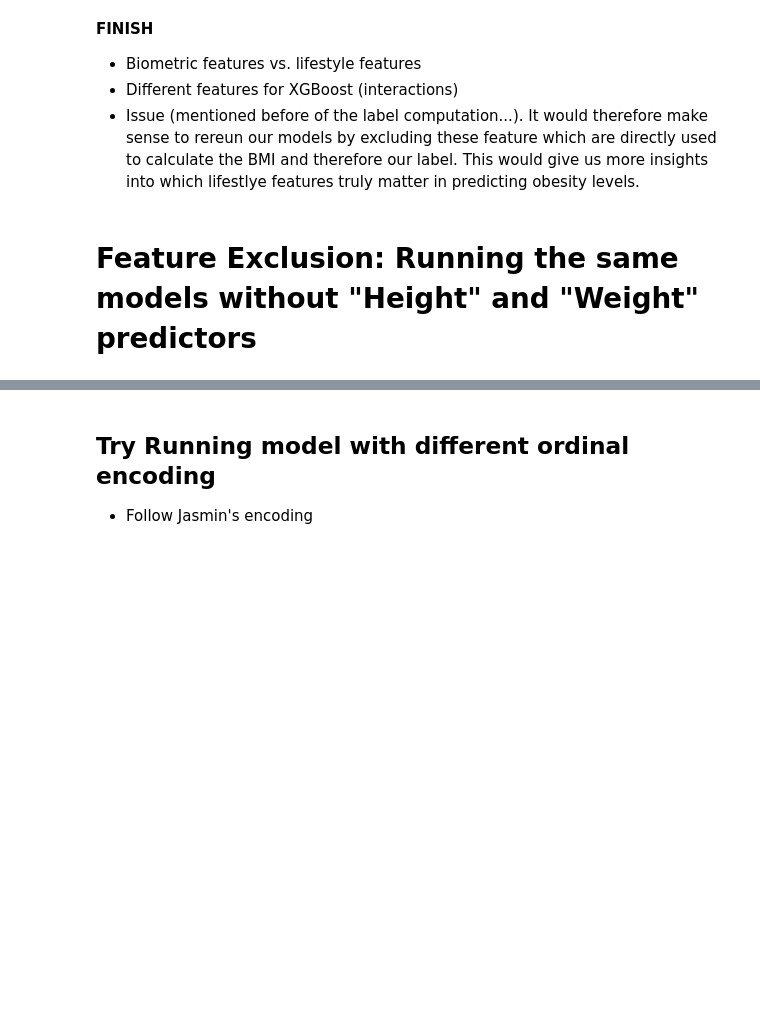
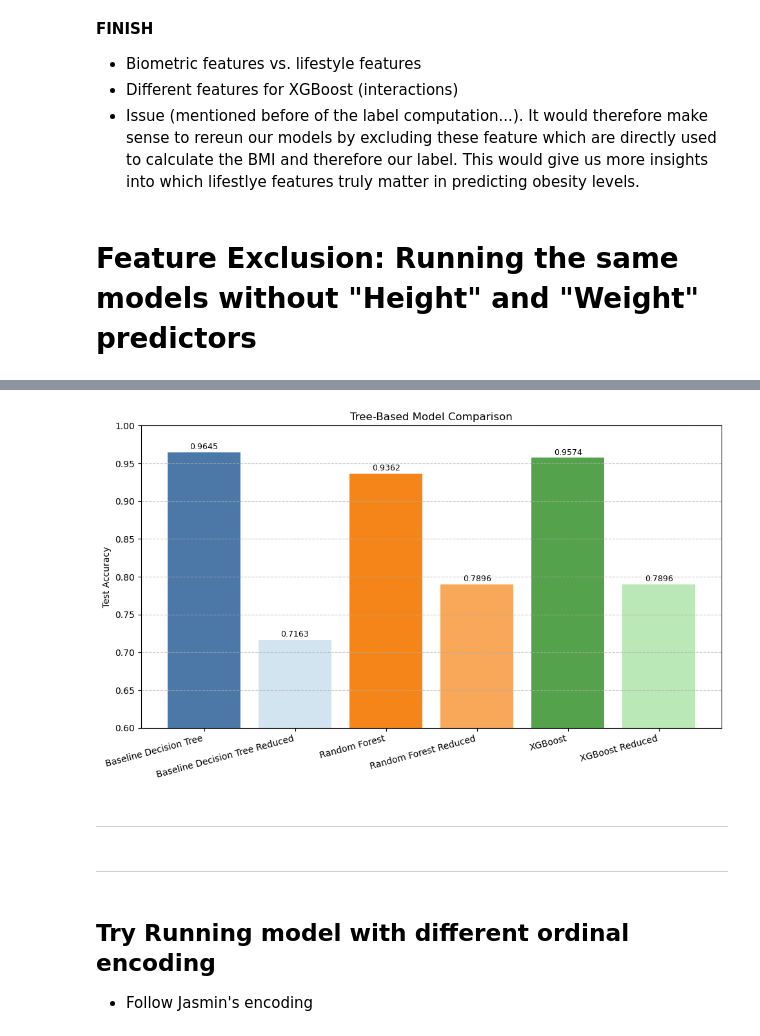
Before and after one commit to nicolasreichardt/ml-project-obesity-prediction, a Jupyter notebook: notebooks/tree-based-models.ipynb, the cells around one changed output, grey strips where cells are left out. Cells and saved outputs as stored; diff of their text form; code cells hidden in the pictures; blank space fills up the shorter version.

Commit message:
Feature exclusion tree-based models, backlog refinement

```diff
--- a/notebooks/tree-based-models.ipynb
+++ b/notebooks/tree-based-models.ipynb
@@ -292,7 +292,7 @@ As in our previous tree-based model, biometric features dominate the predictions
 Now, we can train the XGBoostClassifier. Once more, we use a pipeline and a grid of hyperparamters to run a 5-fold cross-validation and find the best-performing model.
 # %%
 # Create pipeline
-pipeline = Pipeline([
+pipeline_xgb = Pipeline([
     ('preprocessor', preprocessor),
     ('classifier', XGBClassifier(random_state=42, n_jobs=1,
                                 objective='multi:softmax',
@@ -307,7 +307,7 @@ param_grid = {
 }
 
 # Perform grid search with cross-validation
-grid_search = GridSearchCV(pipeline, param_grid, cv=5, scoring='accuracy', n_jobs=1)
+grid_search = GridSearchCV(pipeline_xgb, param_grid, cv=5, scoring='accuracy', n_jobs=1)
 grid_search.fit(X_train, y_train_encoded)
 
 # Get the best model
@@ -489,0 +496,15 @@ Therefore, we can run the models again without these strongly predicting feature
+# %%
+# Removing the two features 'age' and 'height_m' from the training and test sets
+X_train_reduced = X_train.drop(columns=['height_m', 'weight_kg'])
+X_test_reduced = X_test.drop(columns=['height_m', 'weight_kg'])
+
+# Define numerical columns
+numerical_cols_reduced = X_train_reduced.select_dtypes(include=["float64"]).columns
+
+# Define the preprocessing steps with proper encoding for each type
+preprocessor = ColumnTransformer(
+    transformers=[
+        ("num", StandardScaler(), numerical_cols_reduced),
+        ("nom", OneHotEncoder(handle_unknown='ignore'), nominal_cols),
+        ("ord", OrdinalEncoder(handle_unknown='use_encoded_value', unknown_value=-1), ordinal_cols)
+    ])
@@ -490,3 +714,49 @@ Therefore, we can run the models again without these strongly predicting feature
+# %%
+# Labels for models
+labels = [
+    'Baseline Decision Tree', 'Baseline Decision Tree Reduced',
+    'Random Forest', 'Random Forest Reduced',
+    'XGBoost', 'XGBoost Reduced'
+]
+
+# Placeholder accuracy values (replace with actual values)
+accuracies = [
+    accuracy_dt, accuracy_dt_reduced,  # Decision Tree and Reduced
+    accuracy_rf, accuracy_rf_reduced, # Random Forest and Reduced
+    accuracy_xgb, accuracy_xgb_reduced  # XGBoost and Reduced
+]
+
+# Base colors and lighter counterparts for "Reduced" models
+colors = [
+    '#4C78A8', '#D3E4F1',  # Blue + light blue
+    '#F58518', '#F9A85A',  # Orange + light orange
+    '#54A24B', '#BAE8B7'   # Green + light green
+]
+
+# Plotting
+plt.figure(figsize=(10, 6))
+bars = plt.bar(labels, accuracies, color=colors)
+
+# Labels and title
+plt.ylabel('Test Accuracy')
+plt.title('Tree-Based Model Comparison')
+plt.ylim(0.6, 1.0)
+plt.grid(axis='y', linestyle='--', alpha=0.7)
+
+# Add accuracy values above bars
+for i, v in enumerate(accuracies):
+    plt.text(i, v + 0.0015, f"{v:.4f}", ha='center', va='bottom', fontsize=9)
+
+plt.xticks(rotation=15, ha='right')
+plt.tight_layout()
+plt.savefig("../plots/tree_based_model_comparison_feature_exclusion.png", dpi=300, bbox_inches='tight')
+plt.show()
+# %% [output]
+[figure, added]
+# %% [markdown]
+---
+# %% [markdown]
+---
 # %% [markdown]
 ## Try Running model with different ordinal encoding
 
```
Also changed, not shown: parts of 13 cells of this notebook, 3 other files.
